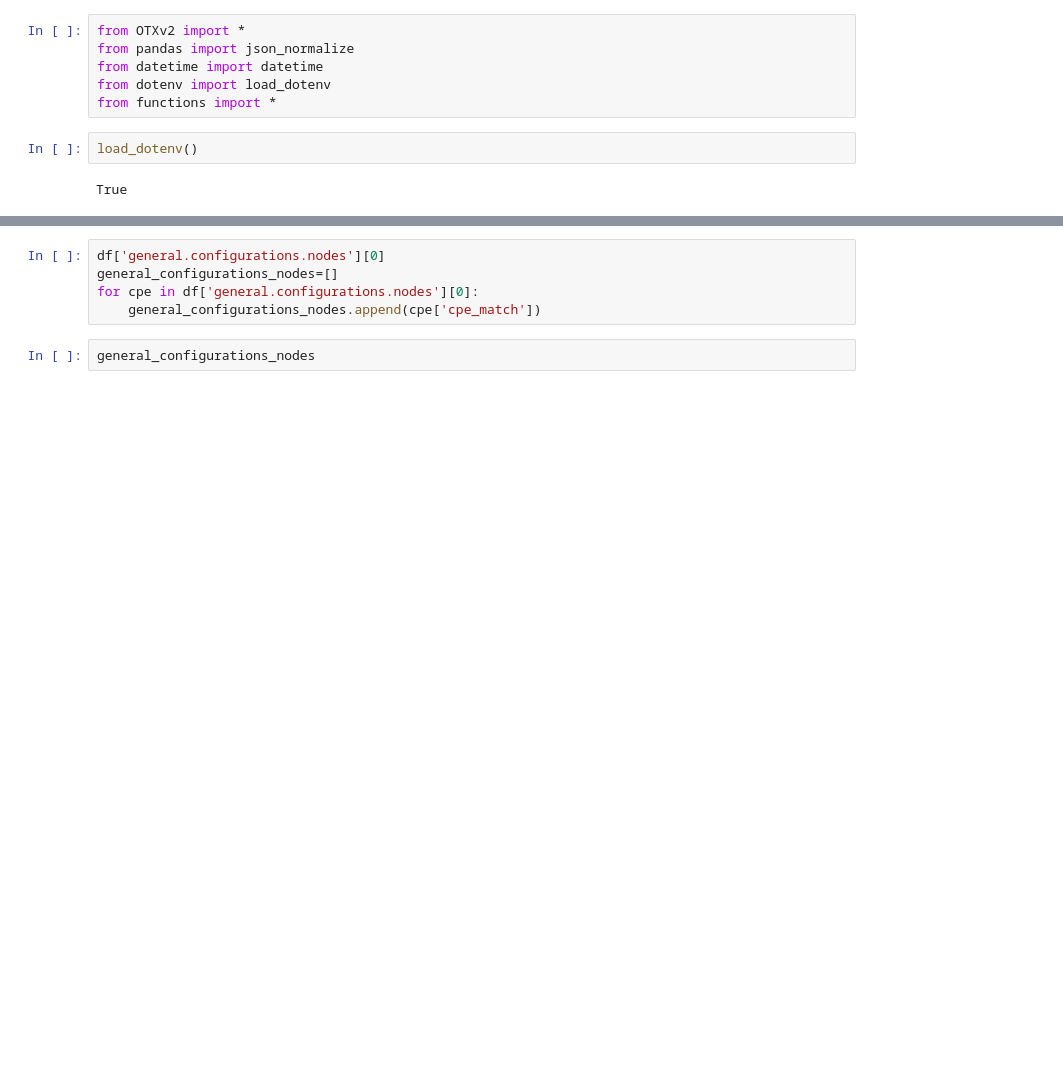
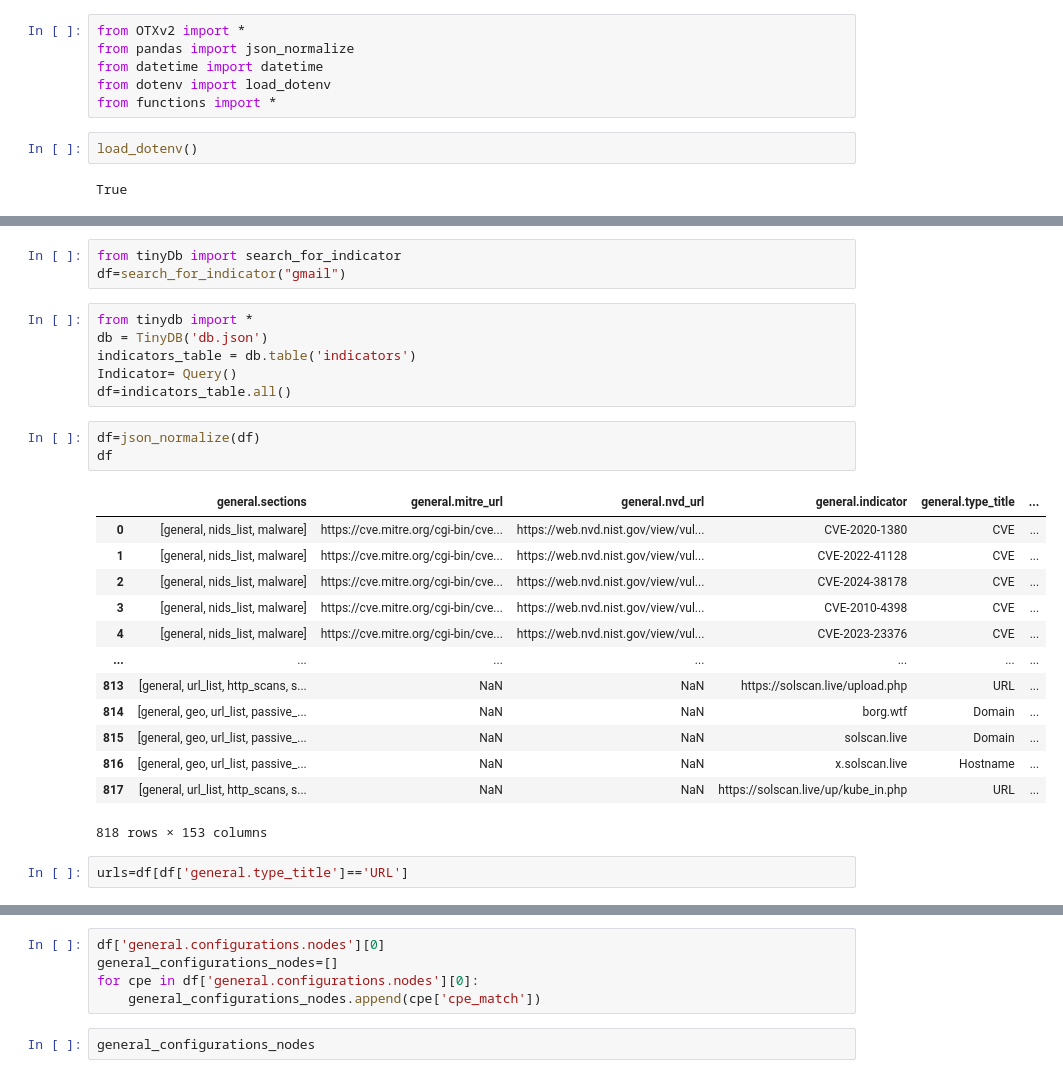
Before and after one commit to umairimran/ThreatIntelligenceProject, a Jupyter notebook: api_fetching.ipynb, the cells around one changed output, grey strips where cells are left out. Cells and saved outputs as stored; diff of their text form; blank space fills up the shorter version.

```diff
--- a/api_fetching.ipynb
+++ b/api_fetching.ipynb
@@ -70,0 +78,28 @@ df=json_normalize(i)
+# %%
+from tinyDb import search_for_indicator
+df=search_for_indicator("gmail")
+# %%
+from tinydb import *
+db = TinyDB('db.json')
+indicators_table = db.table('indicators')
+Indicator= Query()
+df=indicators_table.all()
+# %%
+df=json_normalize(df)
+df
+# %% [output]
+|  | general.sections | general.mitre_url | general.nvd_url | general.indicator | general.type_title | ... |
+| 0 | [general, nids_list, malware] | https://cve.mitre.org/cgi-bin/cve... | https://web.nvd.nist.gov/view/vul... | CVE-2020-1380 | CVE | ... |
+| 1 | [general, nids_list, malware] | https://cve.mitre.org/cgi-bin/cve... | https://web.nvd.nist.gov/view/vul... | CVE-2022-41128 | CVE | ... |
+| 2 | [general, nids_list, malware] | https://cve.mitre.org/cgi-bin/cve... | https://web.nvd.nist.gov/view/vul... | CVE-2024-38178 | CVE | ... |
+| 3 | [general, nids_list, malware] | https://cve.mitre.org/cgi-bin/cve... | https://web.nvd.nist.gov/view/vul... | CVE-2010-4398 | CVE | ... |
+| 4 | [general, nids_list, malware] | https://cve.mitre.org/cgi-bin/cve... | https://web.nvd.nist.gov/view/vul... | CVE-2023-23376 | CVE | ... |
+| ... | ... | ... | ... | ... | ... | ... |
+| 813 | [general, url_list, http_scans, s... | NaN | NaN | https://solscan.live/upload.php | URL | ... |
+| 814 | [general, geo, url_list, passive_... | NaN | NaN | borg.wtf | Domain | ... |
+| 815 | [general, geo, url_list, passive_... | NaN | NaN | solscan.live | Domain | ... |
+| 816 | [general, geo, url_list, passive_... | NaN | NaN | x.solscan.live | Hostname | ... |
+| 817 | [general, url_list, http_scans, s... | NaN | NaN | https://solscan.live/up/kube_in.php | URL | ... |
+818 rows × 153 columns
+# %%
+urls=df[df['general.type_title']=='URL']
```
Also changed, not shown: parts of 12 cells of this notebook, 12 other files.
